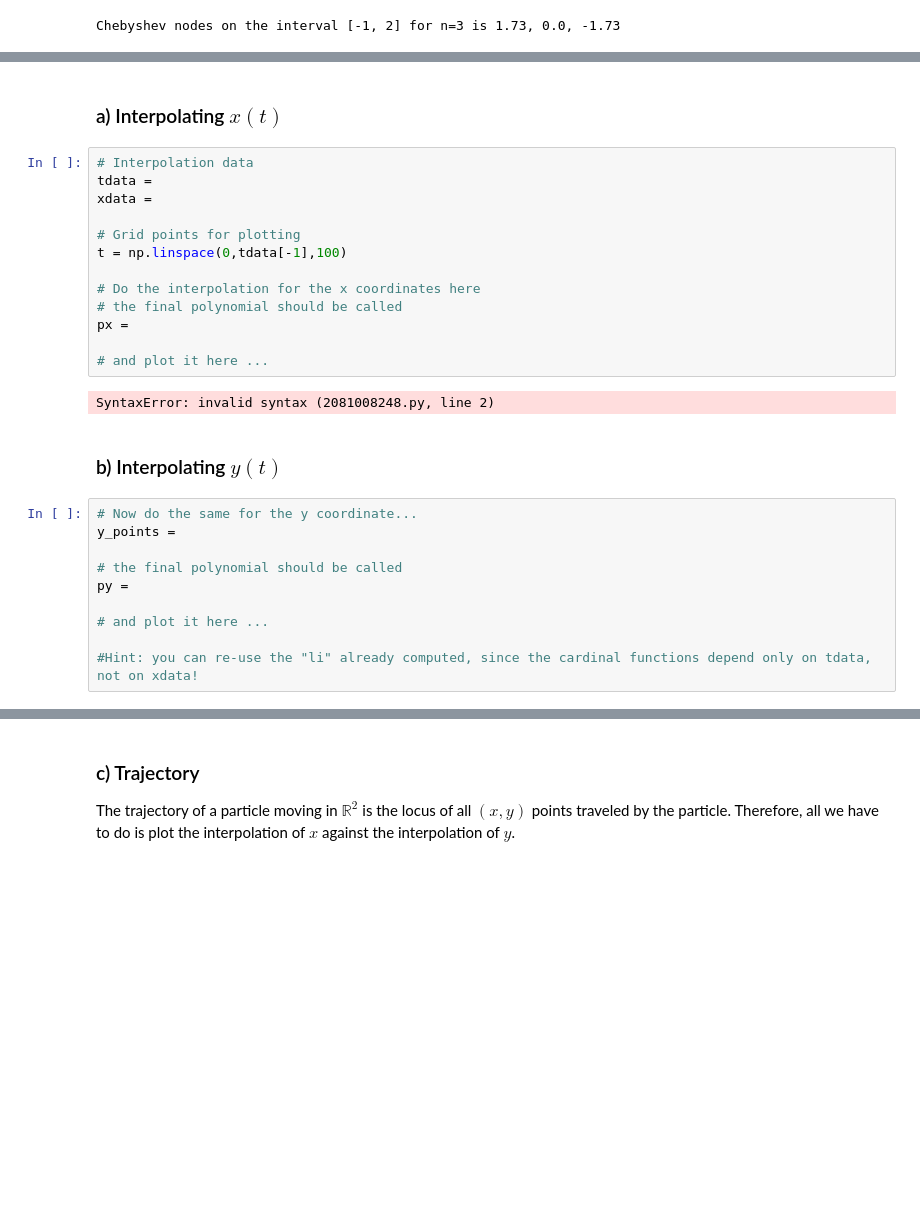
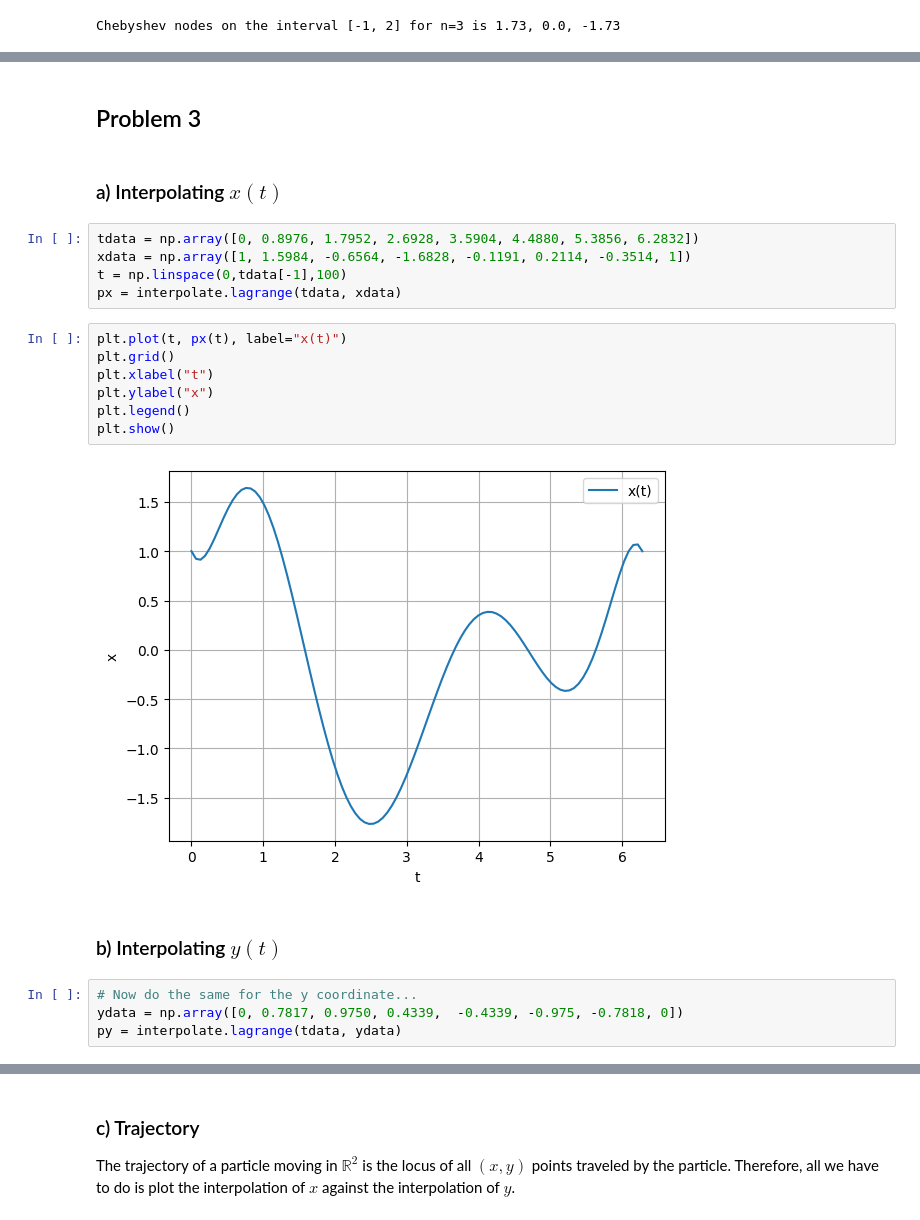
Before and after one commit to jathavaan/TMA4130-Matematikk-4N, a Jupyter notebook: exercises/exercise2.ipynb, the cells around one changed output, grey strips where cells are left out. Drawn from its saved outputs; the diff is of its cells as text; blank space fills up the shorter version.

```diff
--- a/exercises/exercise2.ipynb
+++ b/exercises/exercise2.ipynb
@@ -164,32 +167,27 @@ plt.show()
 # I can see that this plot does not give a correct approximation
 # %% [output]
 [figure]
+# %% [markdown]
+## Problem 3
 # %% [markdown]
 ### a) Interpolating $x(t)$
 # %%
-# Interpolation data
-tdata =
-xdata =
-
-# Grid points for plotting
+tdata = np.array([0, 0.8976, 1.7952, 2.6928, 3.5904, 4.4880, 5.3856, 6.2832])
+xdata = np.array([1, 1.5984, -0.6564, -1.6828, -0.1191, 0.2114, -0.3514, 1])
 t = np.linspace(0,tdata[-1],100)
-
-# Do the interpolation for the x coordinates here
-# the final polynomial should be called
-px =
-
-# and plot it here ...
+px = interpolate.lagrange(tdata, xdata)
-# %% [output]
-SyntaxError: invalid syntax (2081008248.py, line 2)
+# %%
+plt.plot(t, px(t), label="x(t)")
+plt.grid()
+plt.xlabel("t")
+plt.ylabel("x")
+plt.legend()
+plt.show()
+# %% [output]
+[figure, added]
 # %% [markdown]
 ### b) Interpolating $y(t)$
 # %%
 # Now do the same for the y coordinate...
-y_points =
-
-# the final polynomial should be called
-py =
-
-# and plot it here ...
-
-#Hint: you can re-use the "li" already computed, since the cardinal functions depend only on tdata, not on xdata!
+ydata = np.array([0, 0.7817, 0.9750, 0.4339,  -0.4339, -0.975, -0.7818, 0])
+py = interpolate.lagrange(tdata, ydata)
```
Also changed, not shown: parts of 14 cells of this notebook, 1 other file.
